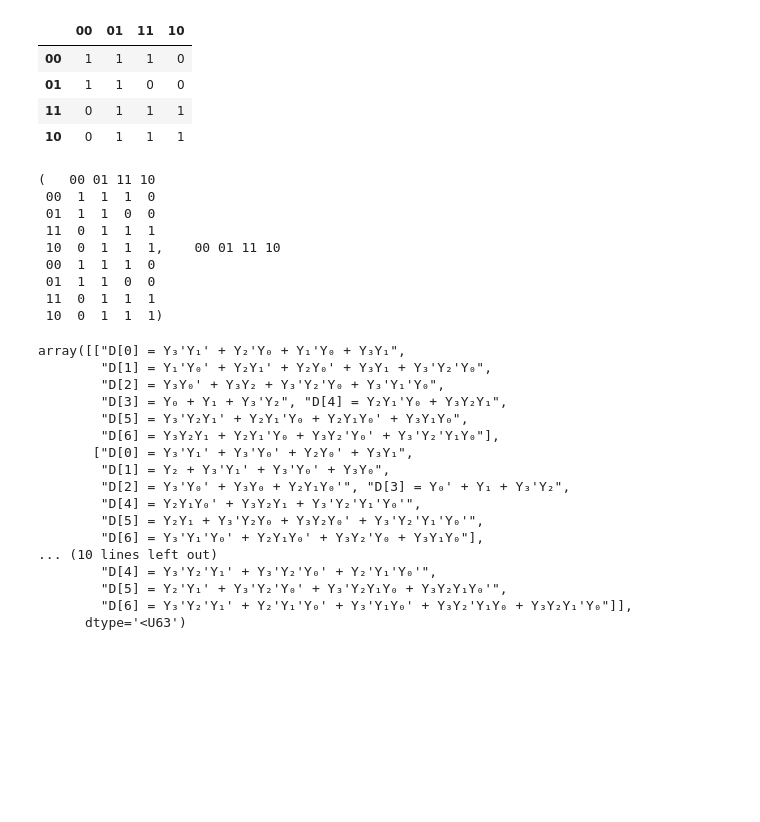
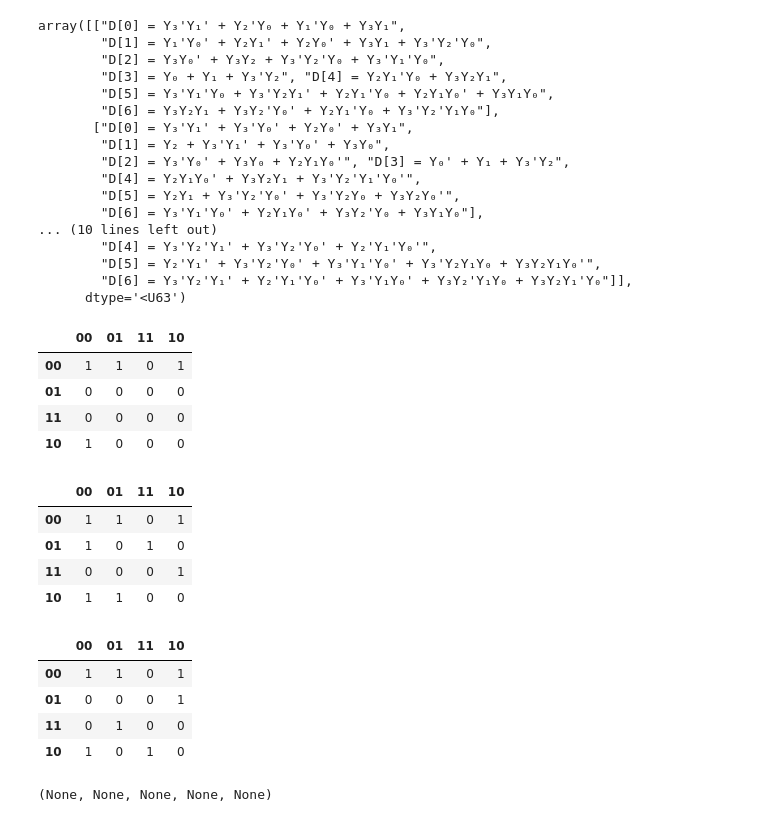
Before and after one commit to QasimWani/karnaugh-map-batch-calculator, a Jupyter notebook: K-Map Solver.ipynb, the cells around one changed output. Drawn from its saved outputs; the diff is of its cells as text; code cells hidden in the pictures; blank space fills up the shorter version.

```diff
--- a/K-Map Solver.ipynb
+++ b/K-Map Solver.ipynb
@@ -8,7 +8,7 @@ from selenium import webdriver
 import time
 # %%
 truth_table = ["""1	1	0	0	0	0	0
-1	1	1	1	0	0	0
+1	1	1	1	0	1	0
 0	0	0	1	0	0	0
 1	1	1	1	0	0	1
 1	1	0	1	0	1	0
@@ -22,9 +22,9 @@ truth_table = ["""1	1	0	0	0	0	0
 0	1	1	0	0	0	0
 1	1	1	1	1	1	1
 1	1	1	1	1	1	1
-1	1	1	1	1	1	1""", """1	1	1	1	1	1	1
+1	1	1	1	1	1	1""","""1	1	1	1	1	1	1
 1	1	0	0	0	0	0
-1	1	1	1	0	0	0
+1	1	1	1	0	1	0
 0	0	0	1	0	0	0
 1	1	1	1	0	0	1
 1	1	0	1	0	1	0
@@ -40,7 +40,7 @@ truth_table = ["""1	1	0	0	0	0	0
 1	1	1	1	1	1	1""","""1	1	1	1	1	1	1
 1	1	1	1	1	1	1
 1	1	0	0	0	0	0
-1	1	1	1	0	0	0
+1	1	1	1	0	1	0
 0	0	0	1	0	0	0
 1	1	1	1	0	0	1
 1	1	0	1	0	1	0
@@ -56,7 +56,7 @@ truth_table = ["""1	1	0	0	0	0	0
 1	1	1	1	1	1	1
 1	1	1	1	1	1	1
 1	1	0	0	0	0	0
-1	1	1	1	0	0	0
+1	1	1	1	0	1	0
 0	0	0	1	0	0	0
 1	1	1	1	0	0	1
 1	1	0	1	0	1	0
@@ -68,12 +68,29 @@ truth_table = ["""1	1	0	0	0	0	0
 1	1	1	1	0	0	1
 1	1	0	1	0	1	0
 0	1	1	0	0	0	0"""]
+
+LED_truth_table = ["""0	0	0	1
+0	0	1	0
+0	0	1	1
+0	1	0	0
+0	1	0	1
+0	1	1	0
+0	1	1	1
+1	0	0	0
+1	0	0	1
+1	0	1	0
+1	0	1	1
+1	1	0	0
+1	1	0	1
+1	1	1	0
+1	1	1	1
+0	0	0	0"""]
 # %%
 def raw_one_data(truth_table):
     """Converts list() of truth table to individual set. Does for one table only."""
     truth_table = truth_table.replace("\t", ",")
 #     if(truth_table.index("X") != -1):
-    truth_table = truth_table.replace("X", "2")
+    truth_table = truth_table.replace("x", "2")
     truth_table = np.array(truth_table.split("\n"))
     new_truth_table = []
     for i in range(len(truth_table)):
@@ -181,24 +193,3 @@ time.sleep(1)
-# %%
-grids[0][0]
-# grids[0][1]
-# %% [output]
-|  | 00 | 01 | 11 | 10 |
-| 00 | 1 | 1 | 1 | 0 |
-| 01 | 1 | 1 | 0 | 0 |
-| 11 | 0 | 1 | 1 | 1 |
-| 10 | 0 | 1 | 1 | 1 |
-# %%
-grids[0][0], grids[0][0]
-# %% [output]
-(   00 01 11 10
- 00  1  1  1  0
- 01  1  1  0  0
- 11  0  1  1  1
- 10  0  1  1  1,    00 01 11 10
- 00  1  1  1  0
- 01  1  1  0  0
- 11  0  1  1  1
- 10  0  1  1  1)
 # %%
 k_maps
 # %% [output]
@@ -206,16 +197,16 @@ array([["D[0] = Y₃'Y₁' + Y₂'Y₀ + Y₁'Y₀ + Y₃Y₁",
         "D[1] = Y₁'Y₀' + Y₂Y₁' + Y₂Y₀' + Y₃Y₁ + Y₃'Y₂'Y₀",
         "D[2] = Y₃Y₀' + Y₃Y₂ + Y₃'Y₂'Y₀ + Y₃'Y₁'Y₀",
         "D[3] = Y₀ + Y₁ + Y₃'Y₂", "D[4] = Y₂Y₁'Y₀ + Y₃Y₂Y₁",
-        "D[5] = Y₃'Y₂Y₁' + Y₂Y₁'Y₀ + Y₂Y₁Y₀' + Y₃Y₁Y₀",
-        "D[6] = Y₃Y₂Y₁ + Y₂Y₁'Y₀ + Y₃Y₂'Y₀' + Y₃'Y₂'Y₁Y₀"],
+        "D[5] = Y₃'Y₁'Y₀ + Y₃'Y₂Y₁' + Y₂Y₁'Y₀ + Y₂Y₁Y₀' + Y₃Y₁Y₀",
+        "D[6] = Y₃Y₂Y₁ + Y₃Y₂'Y₀' + Y₂Y₁'Y₀ + Y₃'Y₂'Y₁Y₀"],
        ["D[0] = Y₃'Y₁' + Y₃'Y₀' + Y₂Y₀' + Y₃Y₁",
         "D[1] = Y₂ + Y₃'Y₁' + Y₃'Y₀' + Y₃Y₀",
         "D[2] = Y₃'Y₀' + Y₃Y₀ + Y₂Y₁Y₀'", "D[3] = Y₀' + Y₁ + Y₃'Y₂",
         "D[4] = Y₂Y₁Y₀' + Y₃Y₂Y₁ + Y₃'Y₂'Y₁'Y₀'",
-        "D[5] = Y₂Y₁ + Y₃'Y₂Y₀ + Y₃Y₂Y₀' + Y₃'Y₂'Y₁'Y₀'",
+        "D[5] = Y₂Y₁ + Y₃'Y₂'Y₀' + Y₃'Y₂Y₀ + Y₃Y₂Y₀'",
         "D[6] = Y₃'Y₁'Y₀' + Y₂Y₁Y₀' + Y₃Y₂'Y₀ + Y₃Y₁Y₀"],
 ... (10 lines left out)
         "D[4] = Y₃'Y₂'Y₁' + Y₃'Y₂'Y₀' + Y₂'Y₁'Y₀'",
-        "D[5] = Y₂'Y₁' + Y₃'Y₂'Y₀' + Y₃'Y₂Y₁Y₀ + Y₃Y₂Y₁Y₀'",
+        "D[5] = Y₂'Y₁' + Y₃'Y₂'Y₀' + Y₃'Y₁'Y₀' + Y₃'Y₂Y₁Y₀ + Y₃Y₂Y₁Y₀'",
         "D[6] = Y₃'Y₂'Y₁' + Y₂'Y₁'Y₀' + Y₃'Y₁Y₀' + Y₃Y₂'Y₁Y₀ + Y₃Y₂Y₁'Y₀"]],
       dtype='<U63')
@@ -221,0 +217,19 @@ array([["D[0] = Y₃'Y₁' + Y₂'Y₀ + Y₁'Y₀ + Y₃Y₁",
+# %%
+display(grids[3][4]),print("\n"), display(grids[3][5]), print("\n"), display(grids[3][6])
+# %% [output]
+|  | 00 | 01 | 11 | 10 |
+| 00 | 1 | 1 | 0 | 1 |
+| 01 | 0 | 0 | 0 | 0 |
+| 11 | 0 | 0 | 0 | 0 |
+| 10 | 1 | 0 | 0 | 0 |
+|  | 00 | 01 | 11 | 10 |
+| 00 | 1 | 1 | 0 | 1 |
+| 01 | 1 | 0 | 1 | 0 |
+| 11 | 0 | 0 | 0 | 1 |
+| 10 | 1 | 1 | 0 | 0 |
+|  | 00 | 01 | 11 | 10 |
+| 00 | 1 | 1 | 0 | 1 |
+| 01 | 0 | 0 | 0 | 1 |
+| 11 | 0 | 1 | 0 | 0 |
+| 10 | 1 | 0 | 1 | 0 |
+(None, None, None, None, None)
```
Also changed, not shown: parts of 24 cells of this notebook.
